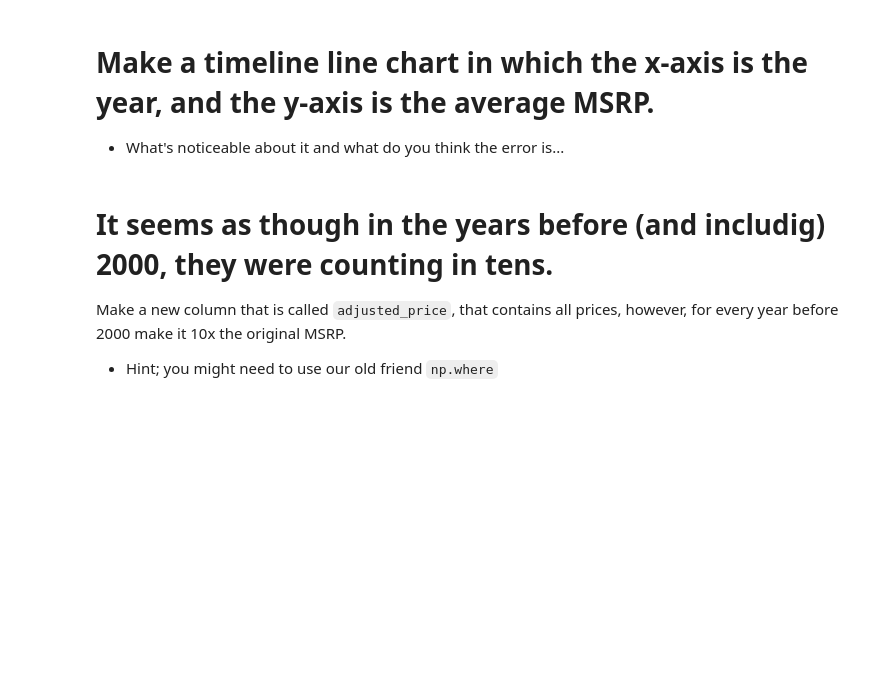
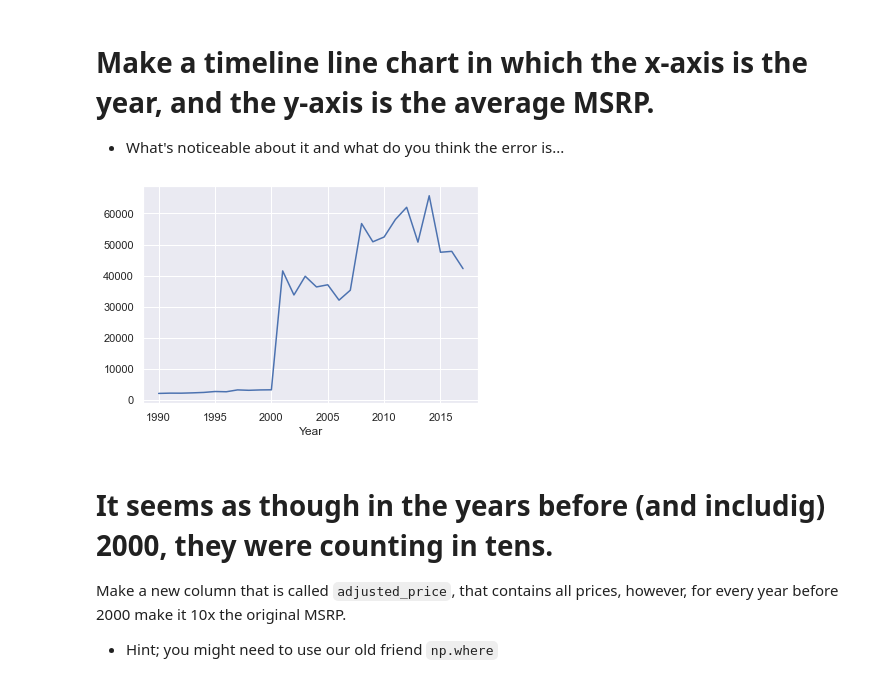
Before and after one commit to SameerProjects/2022-fall-data-science, a Jupyter notebook: Week-02-EDA/Exercise-EDA.ipynb, the cells around one changed output. Drawn from its saved outputs; the diff is of its cells as text; code cells hidden in the pictures; blank space fills up the shorter version.

```diff
--- a/Week-02-EDA/Exercise-EDA.ipynb
+++ b/Week-02-EDA/Exercise-EDA.ipynb
@@ -142,11 +142,11 @@ legible_barh = gb.plot(kind = 'barh', figsize = (15,13),sort_columns = True)
 # %%
 # Make a timeline line chart in which the x-axis is the year, and the y-axis is the average MSRP.
 gb_year = df.groupby('Year')
 msrp_avg = gb_year['MSRP'].mean()
 
-lc = msrp
-
-#lc = df.plot(kind = 'line', x = 'Year', y = 'MSRP', figsize = (10,10))
+lc = msrp_avg.plot(kind='line')
+# %% [output]
+[figure, added]
 # %% [markdown]
 # It seems as though in the years before (and includig) 2000, they were counting in tens.
 Make a new column that is called `adjusted_price`, that contains all prices, however, for every year before 2000 make it 10x the original MSRP.
```
Also changed, not shown: parts of 21 cells of this notebook, 1 other file.
